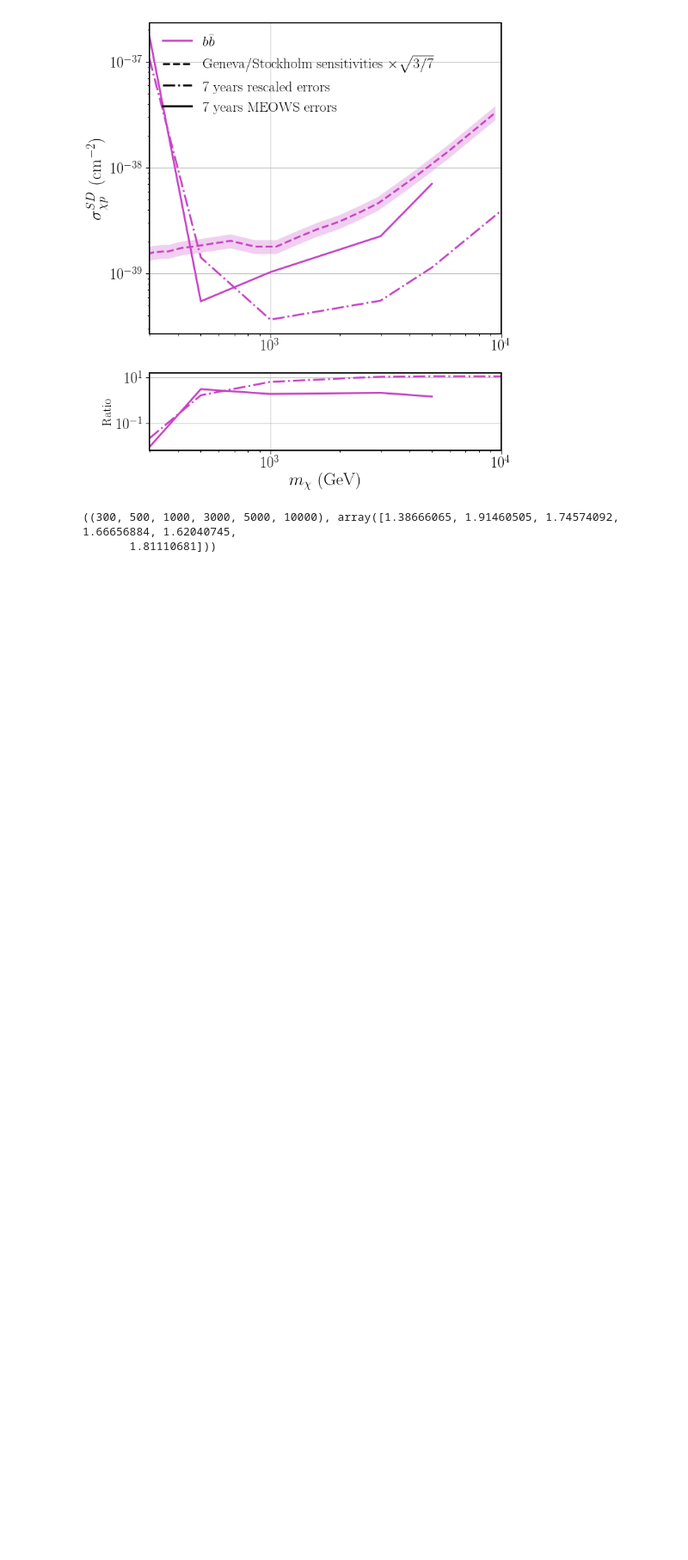
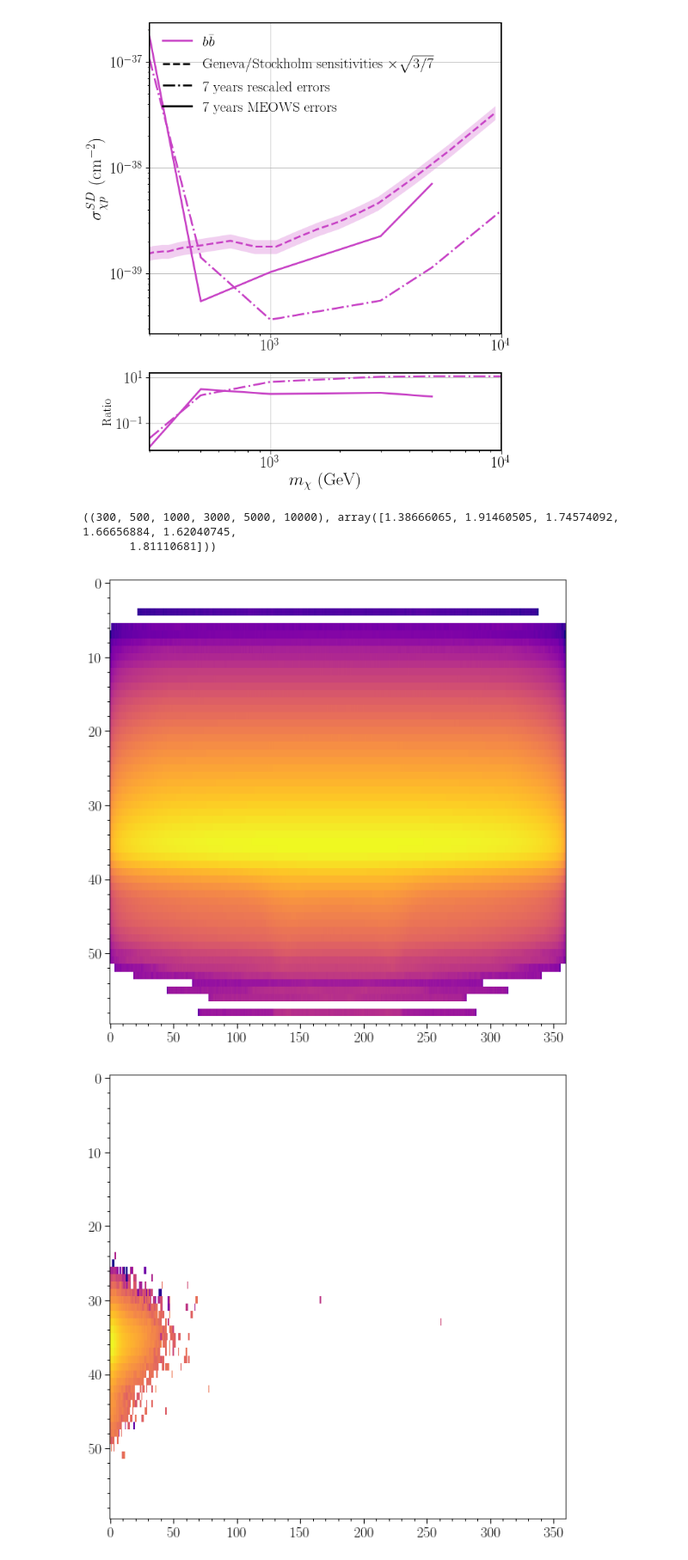
Before and after one commit to jlazar17/solar_WIMP, a Jupyter notebook: likelihood.ipynb, the cells around one changed output. Shown at 86% size. Cells and saved outputs as stored; diff of their text form; code cells hidden in the pictures; blank space fills up the shorter version.

```diff
--- a/likelihood.ipynb
+++ b/likelihood.ipynb
@@ -1387,3 +1000,13 @@ for i, ch in enumerate(chs):
 [figure]
 ((300, 500, 1000, 3000, 5000, 10000), array([1.38666065, 1.91460505, 1.74574092, 1.66656884, 1.62040745,
        1.81110681]))
+# %%
+_ = np.load("data/e_d_theta_hist/bg_tot_e_d_theta_hist.npy")
+plt.imshow(np.log10(_), aspect="auto")
+plt.show()
+_ = np.load("data/e_d_theta_hist/ch5_m2000_f1.000000_f_tot_e_d_theta_hist.npy")
+plt.imshow(np.log10(_), aspect="auto")
+plt.show()
+# %% [output]
+[figure, added]
+[figure, added]
```
Also changed, not shown: parts of 26 cells of this notebook, 10 other files.
